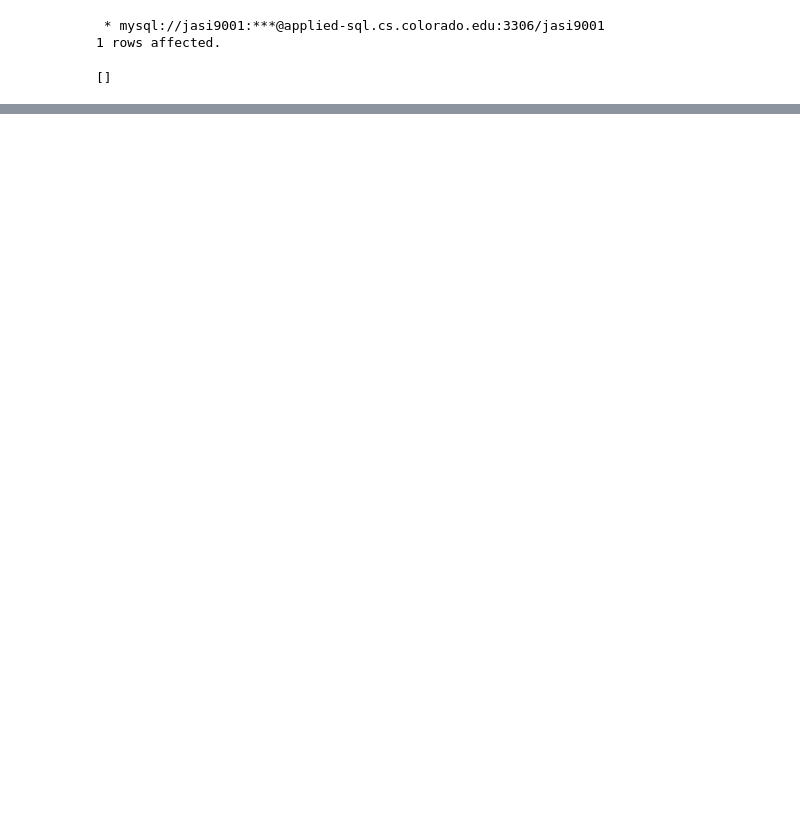
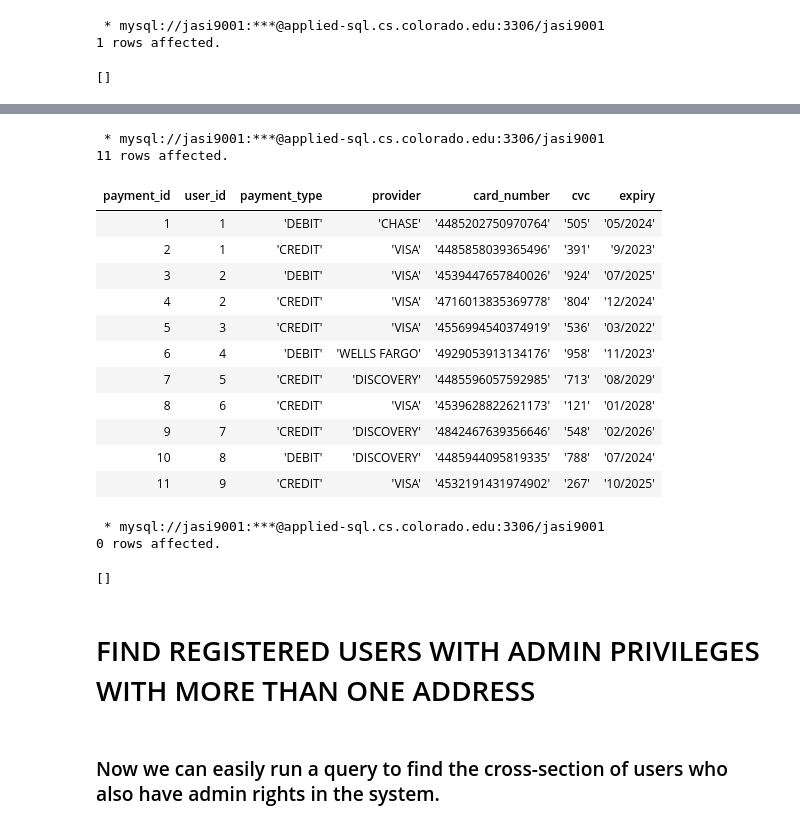
Before and after one commit to Micah614/P2P_Retail_Database, a Jupyter notebook: P2P_DB.ipynb, the cells around one changed output, grey strips where cells are left out. Drawn from its saved outputs; the diff is of its cells as text; code cells hidden in the pictures; blank space fills up the shorter version.

```diff
--- a/P2P_DB.ipynb
+++ b/P2P_DB.ipynb
@@ -273,0 +424,30 @@ CREATE TABLE user_address (
+# %%
+%%sql
+select * from user_payment
+order by user_id;
+# %% [output]
+ * mysql://jasi9001:***@applied-sql.cs.colorado.edu:3306/jasi9001
+11 rows affected.
+| payment_id | user_id | payment_type | provider | card_number | cvc | expiry |
+| 1 | 1 | 'DEBIT' | 'CHASE' | '4485202750970764' | '505' | '05/2024' |
+| 2 | 1 | 'CREDIT' | 'VISA' | '4485858039365496' | '391' | '9/2023' |
+| 3 | 2 | 'DEBIT' | 'VISA' | '4539447657840026' | '924' | '07/2025' |
+| 4 | 2 | 'CREDIT' | 'VISA' | '4716013835369778' | '804' | '12/2024' |
+| 5 | 3 | 'CREDIT' | 'VISA' | '4556994540374919' | '536' | '03/2022' |
+| 6 | 4 | 'DEBIT' | 'WELLS FARGO' | '4929053913134176' | '958' | '11/2023' |
+| 7 | 5 | 'CREDIT' | 'DISCOVERY' | '4485596057592985' | '713' | '08/2029' |
+| 8 | 6 | 'CREDIT' | 'VISA' | '4539628822621173' | '121' | '01/2028' |
+| 9 | 7 | 'CREDIT' | 'DISCOVERY' | '4842467639356646' | '548' | '02/2026' |
+| 10 | 8 | 'DEBIT' | 'DISCOVERY' | '4485944095819335' | '788' | '07/2024' |
+| 11 | 9 | 'CREDIT' | 'VISA' | '4532191431974902' | '267' | '10/2025' |
+# %%
+%%sql
+drop table if exists user_payment;
+# %% [output]
+ * mysql://jasi9001:***@applied-sql.cs.colorado.edu:3306/jasi9001
+0 rows affected.
+[]
+# %% [markdown]
+# FIND REGISTERED USERS WITH ADMIN PRIVILEGES WITH MORE THAN ONE ADDRESS
+# %% [markdown]
+### Now we can easily run a query to find the cross-section of users who also have admin rights in the system.
```
Also changed, not shown: parts of 28 cells of this notebook.
